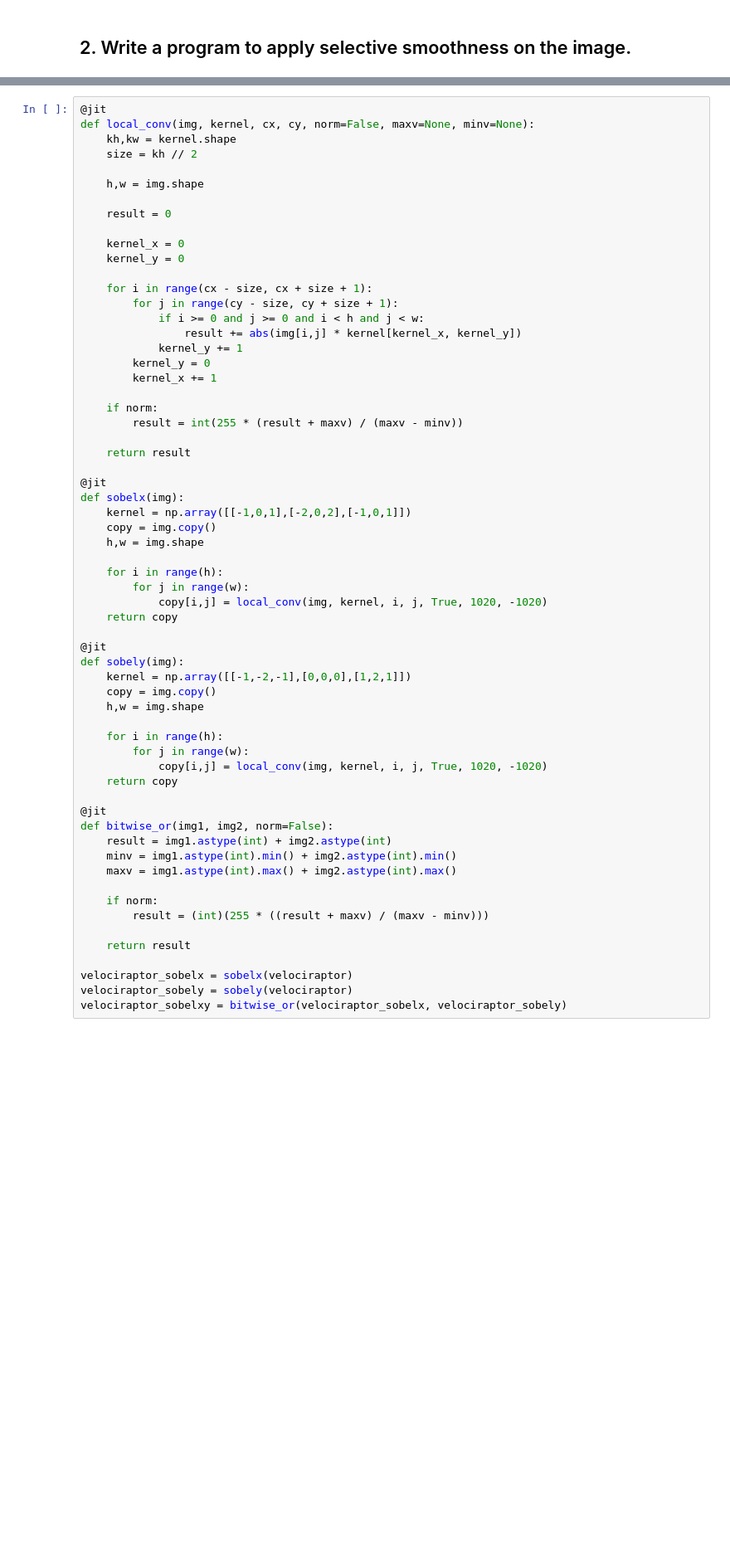
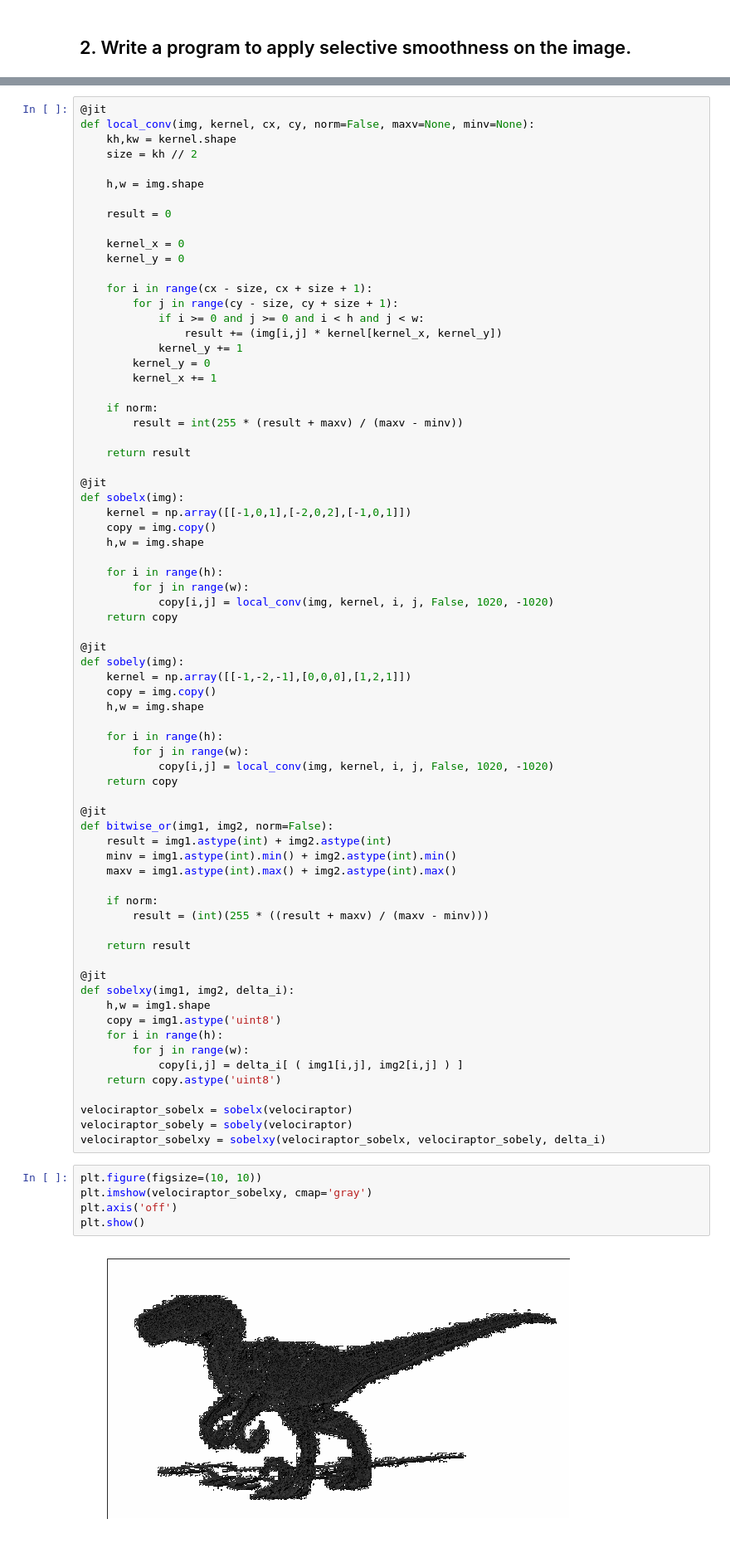
Before and after one commit to vinihcampos/digiproc, a Jupyter notebook: Exercise#2/Exercise2.ipynb, the cells around one changed output, grey strips where cells are left out. Shown at 83% size. Cells and saved outputs as stored; diff of their text form; blank space fills up the shorter version.

```diff
--- a/Exercise#2/Exercise2.ipynb
+++ b/Exercise#2/Exercise2.ipynb
@@ -111,7 +135,7 @@ def local_conv(img, kernel, cx, cy, norm=False, maxv=None, minv=None):
     for i in range(cx - size, cx + size + 1):
         for j in range(cy - size, cy + size + 1):
             if i >= 0 and j >= 0 and i < h and j < w:
-                result += abs(img[i,j] * kernel[kernel_x, kernel_y])
+                result += (img[i,j] * kernel[kernel_x, kernel_y])
             kernel_y += 1
         kernel_y = 0
         kernel_x += 1
@@ -129,7 +153,7 @@ def sobelx(img):
 
     for i in range(h):
         for j in range(w):
-            copy[i,j] = local_conv(img, kernel, i, j, True, 1020, -1020)
+            copy[i,j] = local_conv(img, kernel, i, j, False, 1020, -1020)
     return copy
 
 @jit
@@ -140,7 +164,7 @@ def sobely(img):
 
     for i in range(h):
         for j in range(w):
-            copy[i,j] = local_conv(img, kernel, i, j, True, 1020, -1020)
+            copy[i,j] = local_conv(img, kernel, i, j, False, 1020, -1020)
     return copy
 
 @jit
@@ -154,9 +178,25 @@ def bitwise_or(img1, img2, norm=False):
 
     return result
 
+@jit
+def sobelxy(img1, img2, delta_i):
+    h,w = img1.shape
+    copy = img1.astype('uint8')
+    for i in range(h):
+        for j in range(w):
+            copy[i,j] = delta_i[ ( img1[i,j], img2[i,j] ) ]
+    return copy.astype('uint8')
+
 velociraptor_sobelx = sobelx(velociraptor)
 velociraptor_sobely = sobely(velociraptor)
-velociraptor_sobelxy = bitwise_or(velociraptor_sobelx, velociraptor_sobely)
+velociraptor_sobelxy = sobelxy(velociraptor_sobelx, velociraptor_sobely, delta_i)
+# %%
+plt.figure(figsize=(10, 10))
+plt.imshow(velociraptor_sobelxy, cmap='gray')
+plt.axis('off')
+plt.show()
+# %% [output]
+[figure, added]
 # %%
 plt.figure(figsize=(20,10))
 ax1 = plt.subplot(131)
```
Also changed, not shown: parts of 1 cell of this notebook, 19 other files.
